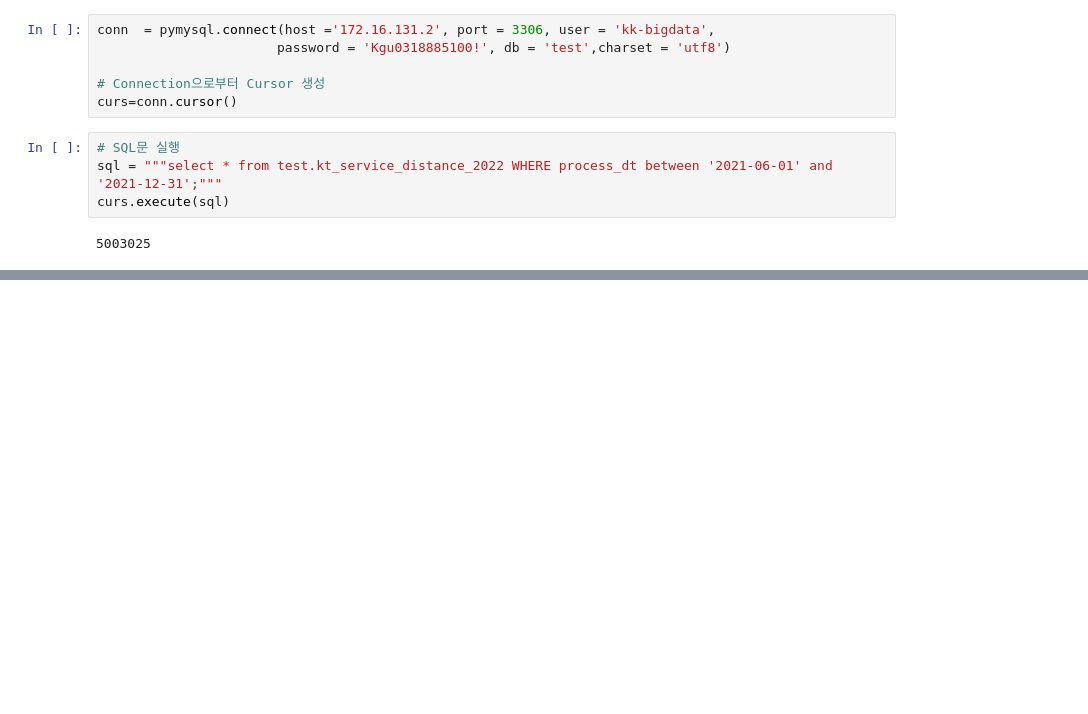
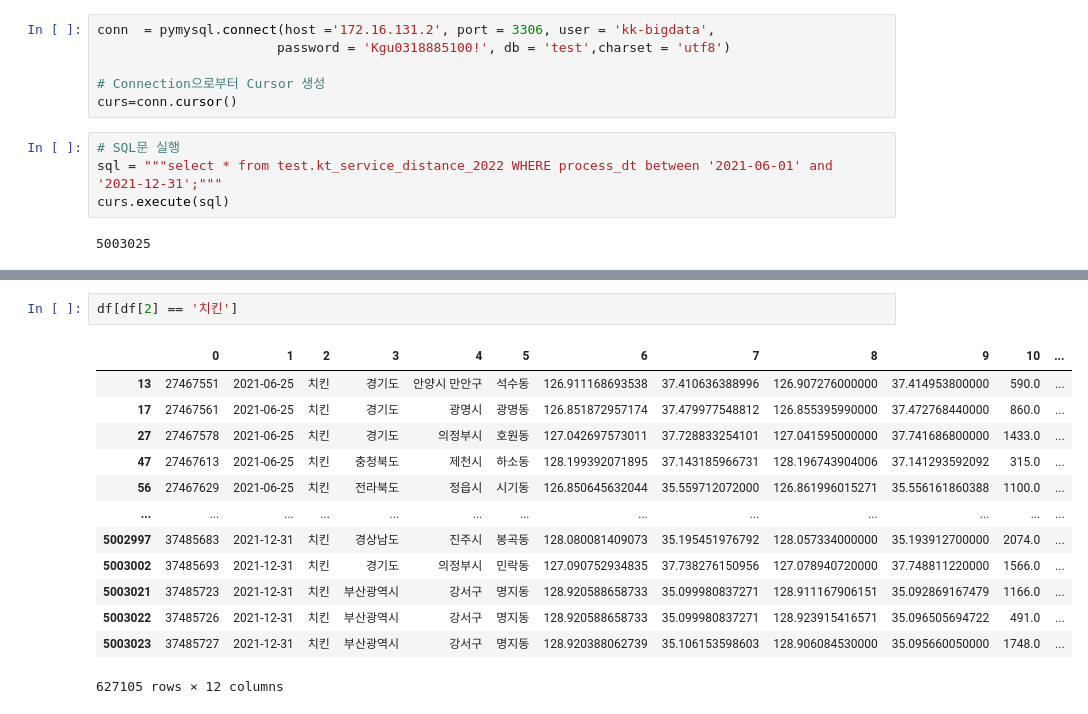
Before and after one commit to jeongho22/datalab2, a Jupyter notebook: 테스트.ipynb, the cells around one changed output, grey strips where cells are left out. Saved outputs shown, nothing was run; the diff lists cells and outputs as text; blank space fills up the shorter version.

```diff
--- a/테스트.ipynb
+++ b/테스트.ipynb
@@ -71,0 +99,16 @@ result[[0,1,2,3]]
+# %%
+df[df[2] == '치킨']
+# %% [output]
+|  | 0 | 1 | 2 | 3 | 4 | 5 | 6 | 7 | 8 | 9 | 10 | ... |
+| 13 | 27467551 | 2021-06-25 | 치킨 | 경기도 | 안양시 만안구 | 석수동 | 126.911168693538 | 37.410636388996 | 126.907276000000 | 37.414953800000 | 590.0 | ... |
+| 17 | 27467561 | 2021-06-25 | 치킨 | 경기도 | 광명시 | 광명동 | 126.851872957174 | 37.479977548812 | 126.855395990000 | 37.472768440000 | 860.0 | ... |
+| 27 | 27467578 | 2021-06-25 | 치킨 | 경기도 | 의정부시 | 호원동 | 127.042697573011 | 37.728833254101 | 127.041595000000 | 37.741686800000 | 1433.0 | ... |
+| 47 | 27467613 | 2021-06-25 | 치킨 | 충청북도 | 제천시 | 하소동 | 128.199392071895 | 37.143185966731 | 128.196743904006 | 37.141293592092 | 315.0 | ... |
+| 56 | 27467629 | 2021-06-25 | 치킨 | 전라북도 | 정읍시 | 시기동 | 126.850645632044 | 35.559712072000 | 126.861996015271 | 35.556161860388 | 1100.0 | ... |
+| ... | ... | ... | ... | ... | ... | ... | ... | ... | ... | ... | ... | ... |
+| 5002997 | 37485683 | 2021-12-31 | 치킨 | 경상남도 | 진주시 | 봉곡동 | 128.080081409073 | 35.195451976792 | 128.057334000000 | 35.193912700000 | 2074.0 | ... |
+| 5003002 | 37485693 | 2021-12-31 | 치킨 | 경기도 | 의정부시 | 민락동 | 127.090752934835 | 37.738276150956 | 127.078940720000 | 37.748811220000 | 1566.0 | ... |
+| 5003021 | 37485723 | 2021-12-31 | 치킨 | 부산광역시 | 강서구 | 명지동 | 128.920588658733 | 35.099980837271 | 128.911167906151 | 35.092869167479 | 1166.0 | ... |
+| 5003022 | 37485726 | 2021-12-31 | 치킨 | 부산광역시 | 강서구 | 명지동 | 128.920588658733 | 35.099980837271 | 128.923915416571 | 35.096505694722 | 491.0 | ... |
+| 5003023 | 37485727 | 2021-12-31 | 치킨 | 부산광역시 | 강서구 | 명지동 | 128.920388062739 | 35.106153598603 | 128.906084530000 | 35.095660050000 | 1748.0 | ... |
+627105 rows × 12 columns
```
Also changed, not shown: parts of 13 cells of this notebook.
